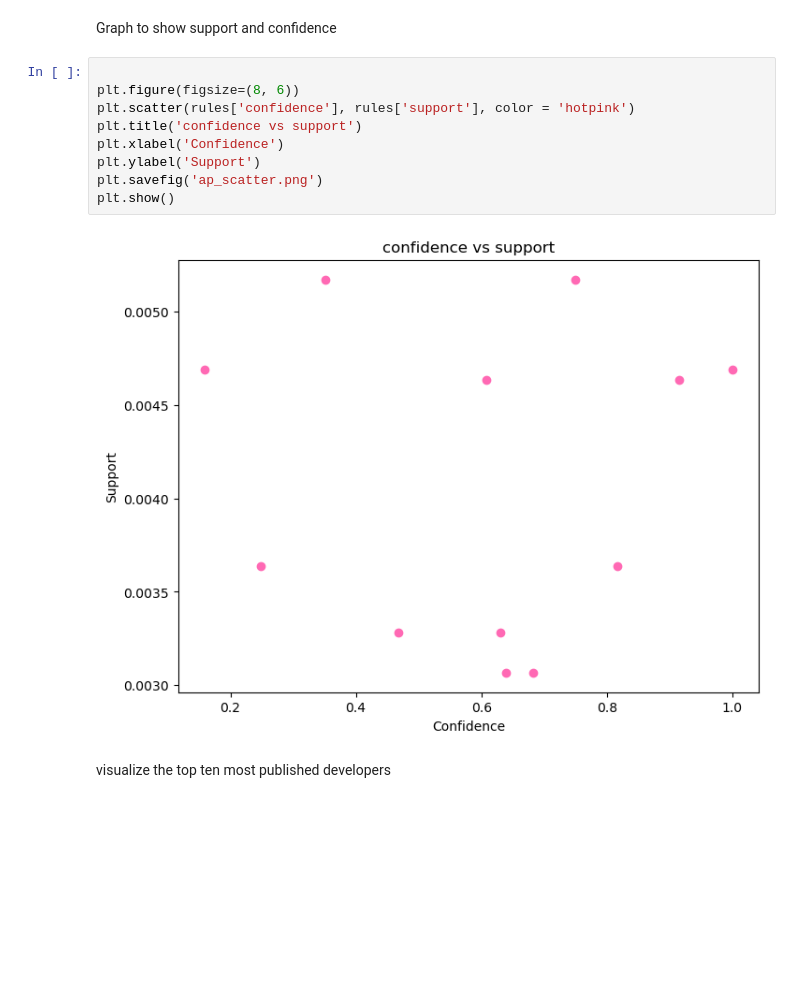
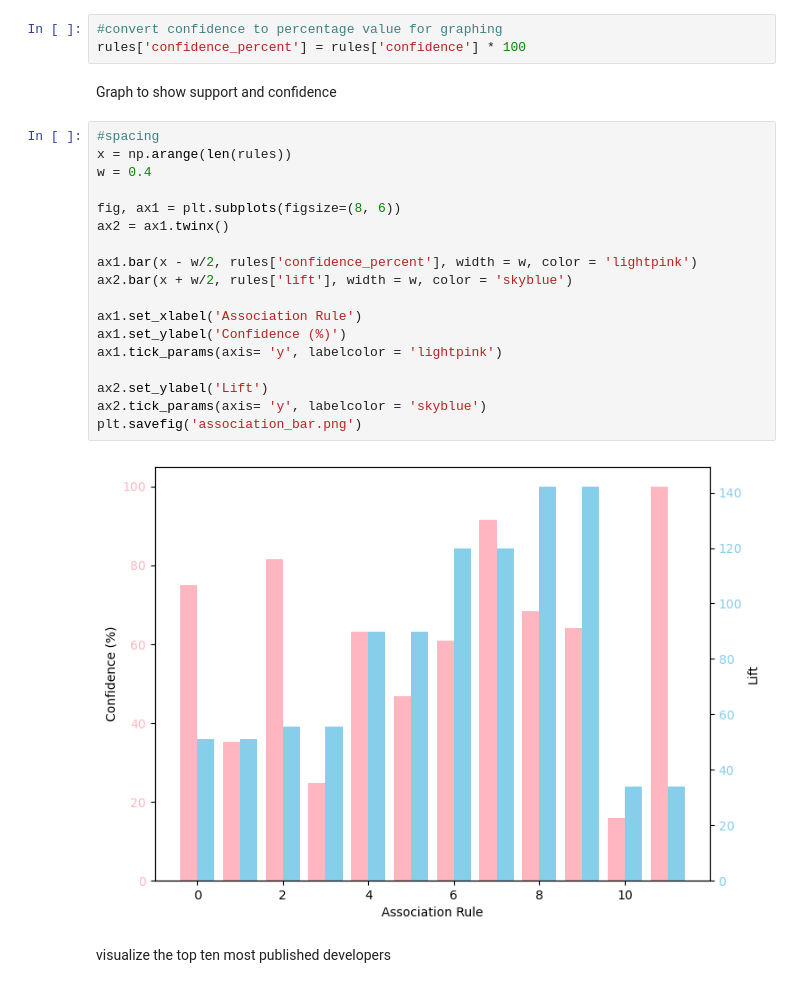
Before and after one commit to MaxShuford/CS456-Final, a Jupyter notebook: EstherLaw_Final_RD.ipynb, the cells around one changed output. Drawn from its saved outputs; the diff is of its cells as text; blank space fills up the shorter version.

```diff
--- a/EstherLaw_Final_RD.ipynb
+++ b/EstherLaw_Final_RD.ipynb
@@ -113,19 +113,31 @@ Association Rules: 12
 | 9 | (Taito Corporation ) | (Taito ) | 0.003068 | 0.639405 | 142.254971 |
 | 10 | (Ubisoft ) | (Ubisoft Montreal ) | 0.004691 | 0.159105 | 33.917120 |
 | 11 | (Ubisoft Montreal ) | (Ubisoft ) | 0.004691 | 1.000000 | 33.917120 |
+# %%
+#convert confidence to percentage value for graphing
+rules['confidence_percent'] = rules['confidence'] * 100
 # %% [markdown]
 Graph to show support and confidence
 # %%
+#spacing
+x = np.arange(len(rules))
+w = 0.4
 
-plt.figure(figsize=(8, 6))
-plt.scatter(rules['confidence'], rules['support'], color = 'hotpink')
-plt.title('confidence vs support')
-plt.xlabel('Confidence')
-plt.ylabel('Support')
-plt.savefig('ap_scatter.png')
-plt.show()
+fig, ax1 = plt.subplots(figsize=(8, 6))
+ax2 = ax1.twinx()
+
+ax1.bar(x - w/2, rules['confidence_percent'], width = w, color = 'lightpink')
+ax2.bar(x + w/2, rules['lift'], width = w, color = 'skyblue')
+
+ax1.set_xlabel('Association Rule')
+ax1.set_ylabel('Confidence (%)')
+ax1.tick_params(axis= 'y', labelcolor = 'lightpink')
+
+ax2.set_ylabel('Lift')
+ax2.tick_params(axis= 'y', labelcolor = 'skyblue')
+plt.savefig('association_bar.png')
 # %% [output]
-[figure, old version]
+[figure, new version]
 # %% [markdown]
 visualize the top ten most published developers
 # %%
```
Also changed, not shown: parts of 1 cell of this notebook.
